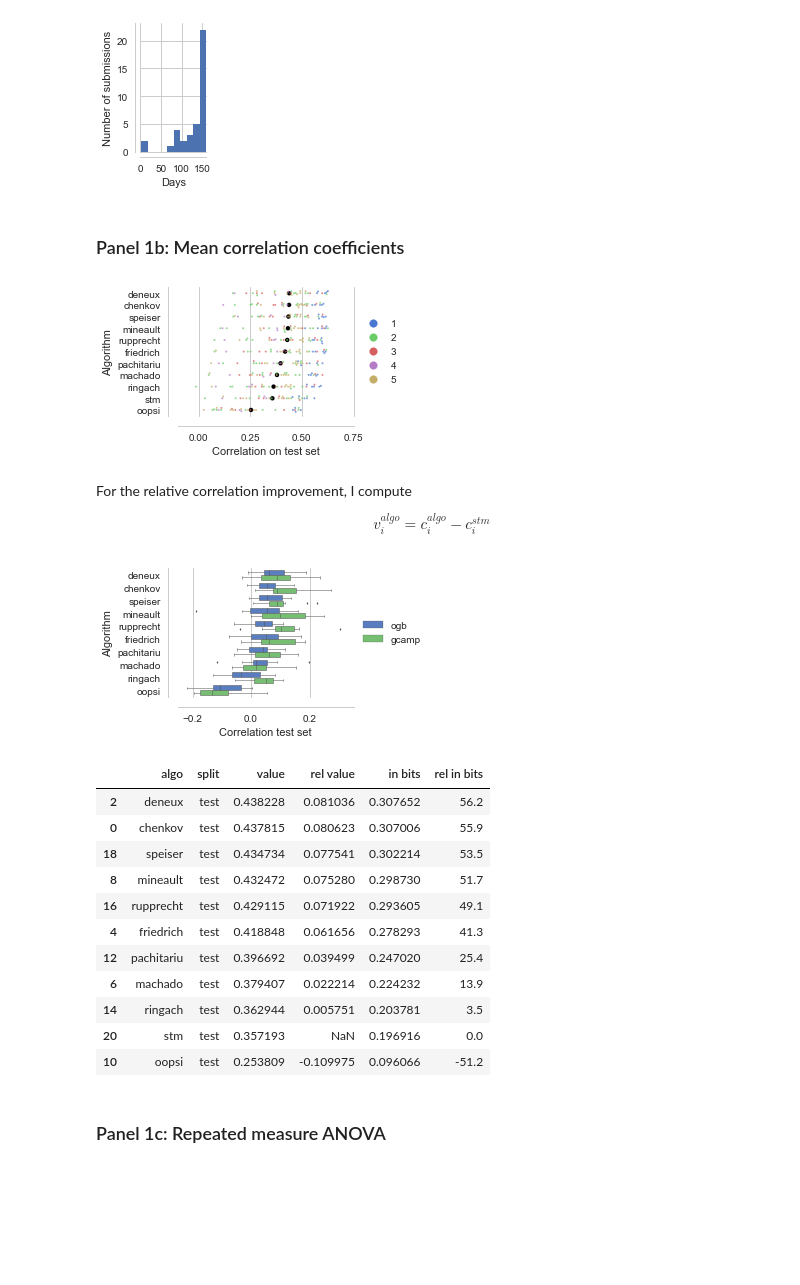
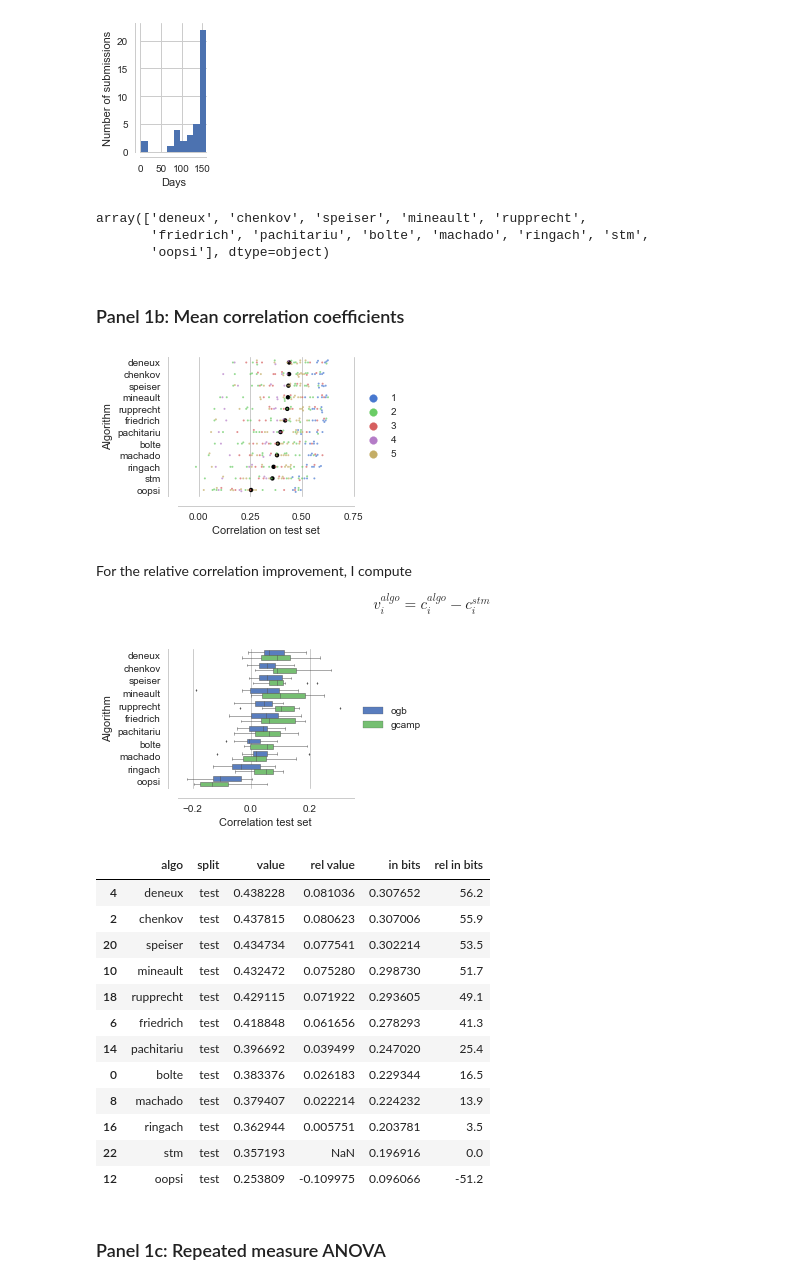
Before and after one commit to berenslab/spikefinder_analysis, a Jupyter notebook: Paper figures.ipynb, the cells around one changed output. Drawn from its saved outputs; the diff is of its cells as text; code cells hidden in the pictures; blank space fills up the shorter version.

```diff
--- a/Paper figures.ipynb
+++ b/Paper figures.ipynb
@@ -15,7 +15,7 @@ mpl.rcParams['pdf.fonttype'] = 42
 
 %matplotlib inline
 # %%
-data = pd.read_csv('data/results_30_06_17.csv',
+data = pd.read_csv('data/results_24_07_17.csv',
                    usecols=['algo', 'dset', 'measure', 'split', 'value',
                            'rel value','cell'])
 
@@ -90,36 +90,41 @@ gdata = data[data['measure']=='corr'].groupby(['algo', 'split'])['value','rel va
 gdata = gdata[gdata['split']=='test'].sort_values(by='value', ascending=0)
 
 order = gdata['algo'].as_matrix()
+order
+# %% [output]
+array(['deneux', 'chenkov', 'speiser', 'mineault', 'rupprecht',
+       'friedrich', 'pachitariu', 'bolte', 'machado', 'ringach', 'stm',
+       'oopsi'], dtype=object)
 # %% [markdown]
 ### Panel 1b: Mean correlation coefficients
 # %%
 
 
-f = plt.figure(figsize=(8/2.54,6/2.54))
+f = plt.figure(figsize=(8/2.54,6.5/2.54))
 
 idx = (data['split']=='test') & (data['measure']=='corr')
 
 ax = sns.swarmplot(data=data[idx],
                    x='value', y='algo',hue='dset',
                    order=order,palette="muted", alpha=.7, size=2 , orient='h')
 
 sns.pointplot(data=data[idx],
                    x='value', y='algo', estimator = np.mean, ci=False,
                    order=order,color='k', join=False, markers='.',
                 legend_out=False, orient='h', scale=.7)
 
 ax.legend(loc='center left', bbox_to_anchor=(1, 0.5))
 
 plt.xlabel('Correlation on test set')
 plt.ylabel('Algorithm')
 plt.xlim((-.1, .7))
 plt.xticks([0, 0.25, 0.5, .75])
 
 sns.despine(offset=10)
 
 f.savefig('figures/fig1_correlation.pdf',bbox_inches='tight')
 # %% [output]
-[figure, old version]
+[figure, new version]
 # %% [markdown]
  For the relative correlation improvement, I compute
 
@@ -128,7 +133,7 @@ f.savefig('figures/fig1_correlation.pdf',bbox_inches='tight')
 order2 = gdata['algo'].as_matrix()
 order2 = order2[order2!='stm']
 
-f = plt.figure(figsize=(8/2.54,6/2.54))
+f = plt.figure(figsize=(8/2.54,6.5/2.54))
 
 idx = (data['split']=='test') & (data['measure']=='corr') & (data['algo']!='stm')
 
@@ -148,7 +153,7 @@ sns.despine(offset=10)
 
 f.savefig('figures/fig1_correlation_imp.pdf',bbox_inches='tight')
 # %% [output]
-[figure, old version]
+[figure, new version]
 # %%
 hdata = data[data['measure']=='corr'].groupby(['algo', 'split'])['value','rel value'].mean().reset_index()
 hdata = hdata[hdata['split']=='test'].sort_values(by='value', ascending=0)
@@ -160,17 +165,18 @@ hdata['rel in bits'] = np.round(100*(hdata['in bits'] - stm)/stm,1)
 hdata
 # %% [output]
 |  | algo | split | value | rel value | in bits | rel in bits |
-| 2 | deneux | test | 0.438228 | 0.081036 | 0.307652 | 56.2 |
-| 0 | chenkov | test | 0.437815 | 0.080623 | 0.307006 | 55.9 |
-| 18 | speiser | test | 0.434734 | 0.077541 | 0.302214 | 53.5 |
-| 8 | mineault | test | 0.432472 | 0.075280 | 0.298730 | 51.7 |
-| 16 | rupprecht | test | 0.429115 | 0.071922 | 0.293605 | 49.1 |
-| 4 | friedrich | test | 0.418848 | 0.061656 | 0.278293 | 41.3 |
-| 12 | pachitariu | test | 0.396692 | 0.039499 | 0.247020 | 25.4 |
-| 6 | machado | test | 0.379407 | 0.022214 | 0.224232 | 13.9 |
-| 14 | ringach | test | 0.362944 | 0.005751 | 0.203781 | 3.5 |
-| 20 | stm | test | 0.357193 | NaN | 0.196916 | 0.0 |
-| 10 | oopsi | test | 0.253809 | -0.109975 | 0.096066 | -51.2 |
+| 4 | deneux | test | 0.438228 | 0.081036 | 0.307652 | 56.2 |
+| 2 | chenkov | test | 0.437815 | 0.080623 | 0.307006 | 55.9 |
+| 20 | speiser | test | 0.434734 | 0.077541 | 0.302214 | 53.5 |
+| 10 | mineault | test | 0.432472 | 0.075280 | 0.298730 | 51.7 |
+| 18 | rupprecht | test | 0.429115 | 0.071922 | 0.293605 | 49.1 |
+| 6 | friedrich | test | 0.418848 | 0.061656 | 0.278293 | 41.3 |
+| 14 | pachitariu | test | 0.396692 | 0.039499 | 0.247020 | 25.4 |
+| 0 | bolte | test | 0.383376 | 0.026183 | 0.229344 | 16.5 |
+| 8 | machado | test | 0.379407 | 0.022214 | 0.224232 | 13.9 |
+| 16 | ringach | test | 0.362944 | 0.005751 | 0.203781 | 3.5 |
+| 22 | stm | test | 0.357193 | NaN | 0.196916 | 0.0 |
+| 12 | oopsi | test | 0.253809 | -0.109975 | 0.096066 | -51.2 |
 # %% [markdown]
 ### Panel 1c: Repeated measure ANOVA
 # %%
```
Also changed, not shown: parts of 12 cells of this notebook, 3 other files.
